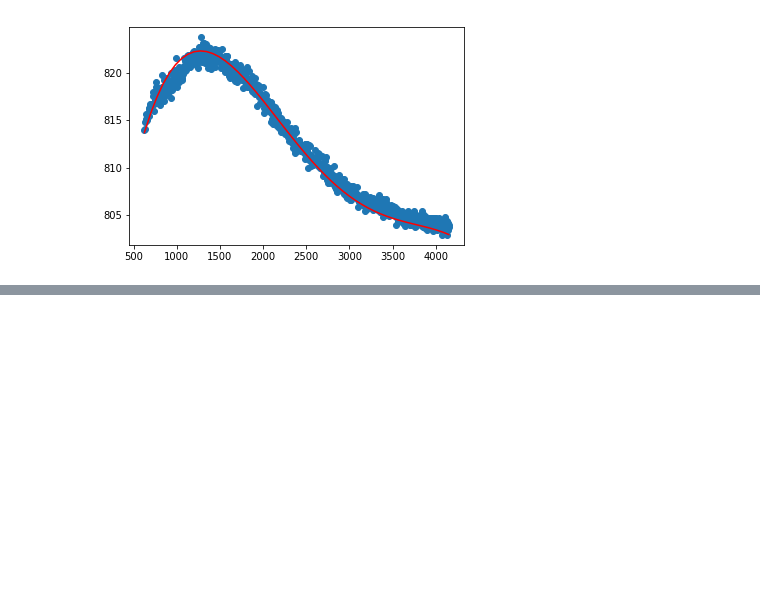
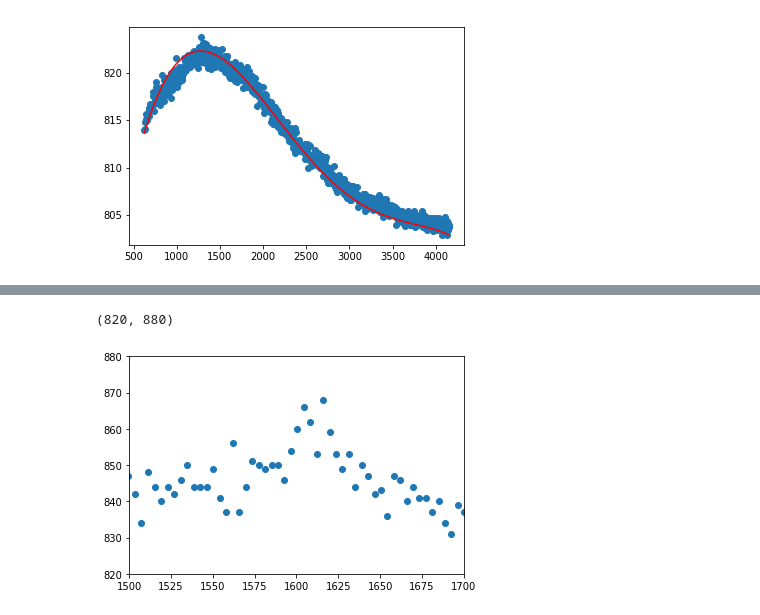
Before and after one commit to alexanderbarrett/Graphene, a Jupyter notebook: initial.ipynb, the cells around one changed output, grey strips where cells are left out. Cells and saved outputs as stored; diff of their text form; code cells hidden in the pictures; blank space fills up the shorter version.

```diff
--- a/initial.ipynb
+++ b/initial.ipynb
@@ -291,0 +298,7 @@ for i in range(10):
+# %%
+py.scatter(x, y[6 * 1024 - 1])
+py.xlim(1500, 1700)
+py.ylim(820, 880)
+# %% [output]
+(820, 880)
+[figure, added]
```
Also changed, not shown: parts of 8 cells of this notebook.
